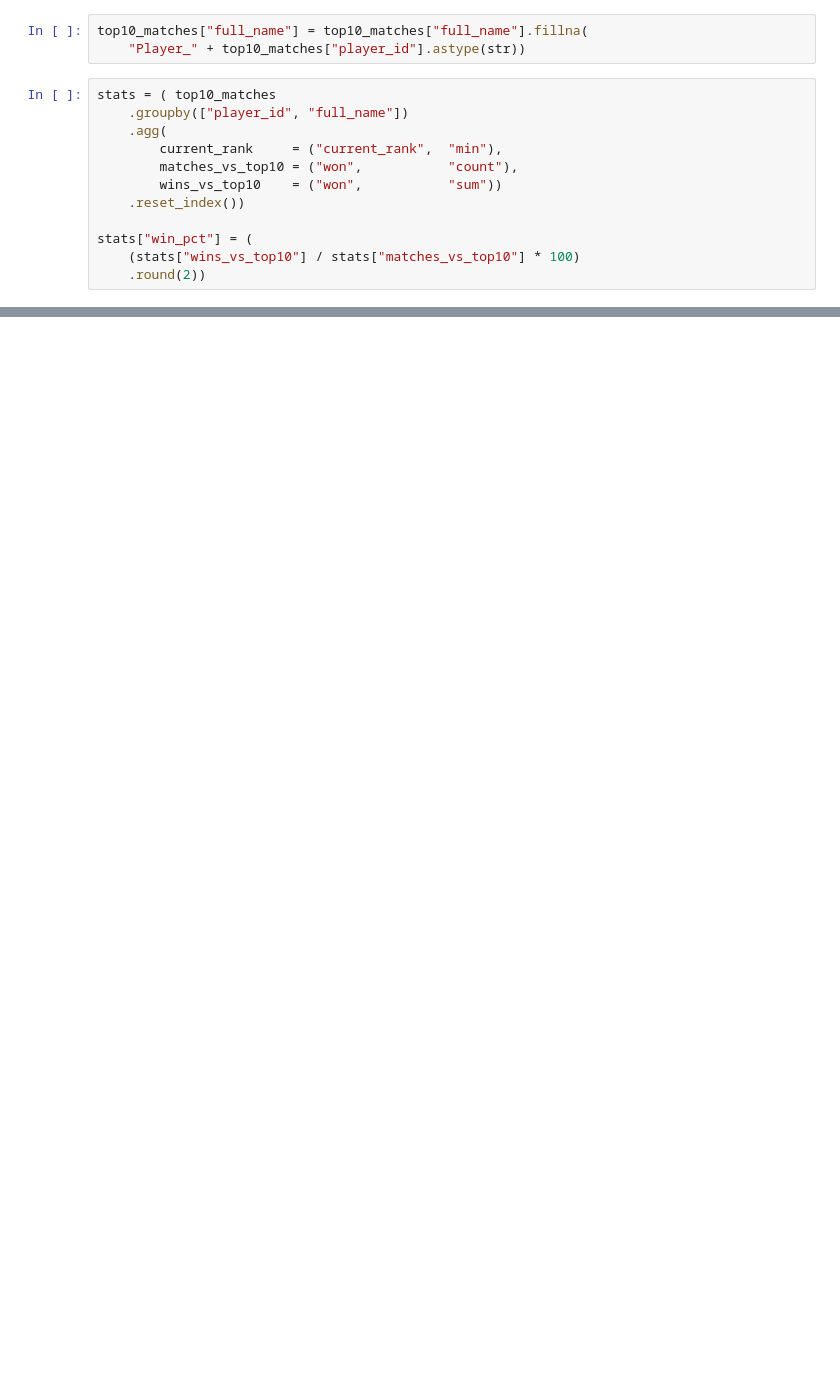
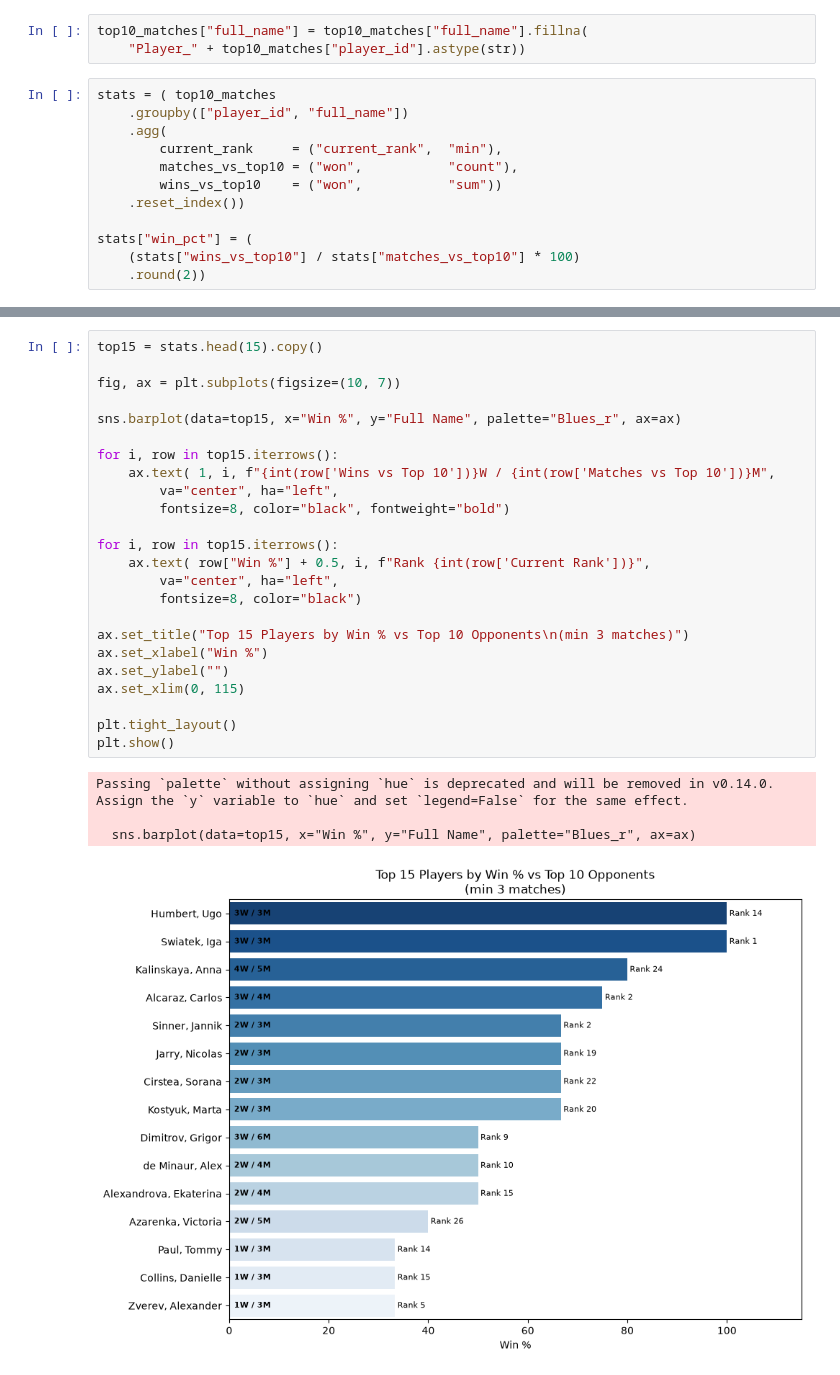
Before and after one commit to tarannommoghimi/Tennis-project, a Jupyter notebook: Javadi/question16_.ipynb, the cells around one changed output, grey strips where cells are left out. Drawn from its saved outputs; the diff is of its cells as text; blank space fills up the shorter version.

```diff
--- a/Javadi/question16_.ipynb
+++ b/Javadi/question16_.ipynb
@@ -118,0 +121,29 @@ print(stats.head(20).to_string(index=False))
+# %%
+top15 = stats.head(15).copy()
+
+fig, ax = plt.subplots(figsize=(10, 7))
+
+sns.barplot(data=top15, x="Win %", y="Full Name", palette="Blues_r", ax=ax)
+
+for i, row in top15.iterrows():
+    ax.text( 1, i, f"{int(row['Wins vs Top 10'])}W / {int(row['Matches vs Top 10'])}M",
+        va="center", ha="left",
+        fontsize=8, color="black", fontweight="bold")
+
+for i, row in top15.iterrows():
+    ax.text( row["Win %"] + 0.5, i, f"Rank {int(row['Current Rank'])}",
+        va="center", ha="left",
+        fontsize=8, color="black")
+
+ax.set_title("Top 15 Players by Win % vs Top 10 Opponents\n(min 3 matches)")
+ax.set_xlabel("Win %")
+ax.set_ylabel("")
+ax.set_xlim(0, 115)
+
+plt.tight_layout()
+plt.show()
+# %% [output]
+Passing `palette` without assigning `hue` is deprecated and will be removed in v0.14.0. Assign the `y` variable to `hue` and set `legend=False` for the same effect.
+
+  sns.barplot(data=top15, x="Win %", y="Full Name", palette="Blues_r", ax=ax)
+[figure, added]
```
Also changed, not shown: parts of 8 cells of this notebook, 4 other files.
